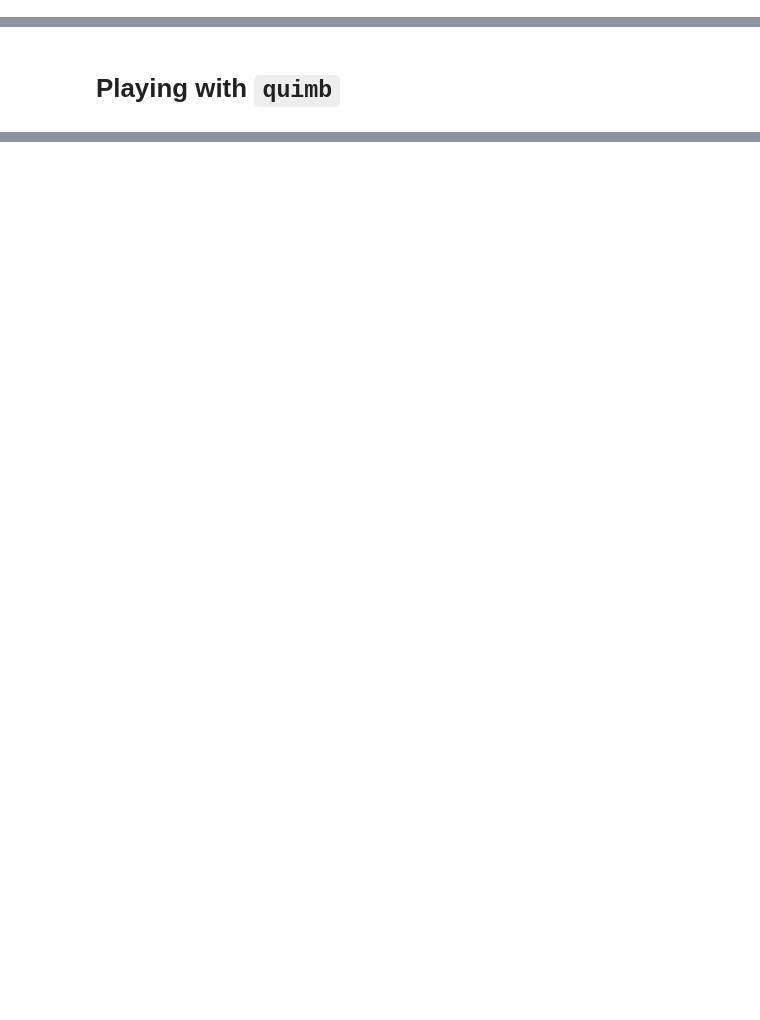
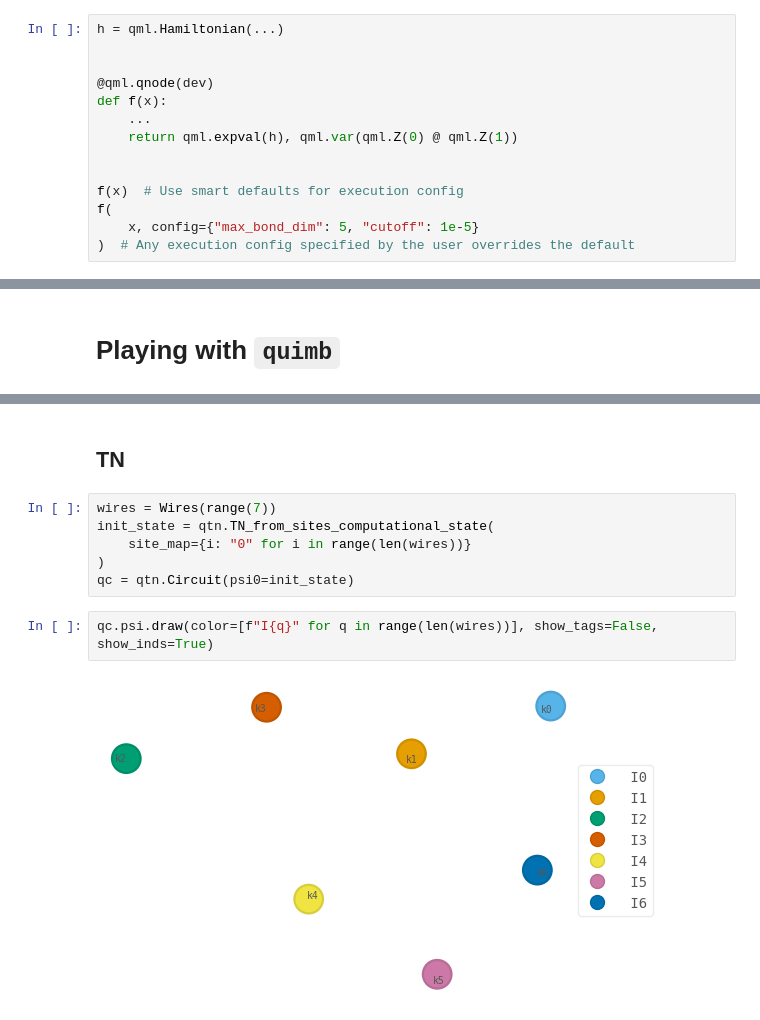
Before and after one commit to PietropaoloFrisoni/pennylane-lightning, a Jupyter notebook: notebooks/FrisusExperiments.ipynb, the cells around one changed output, grey strips where cells are left out. Saved outputs shown, nothing was run; the diff lists cells and outputs as text; blank space fills up the shorter version.

```diff
--- a/notebooks/FrisusExperiments.ipynb
+++ b/notebooks/FrisusExperiments.ipynb
@@ -104,3 +147,17 @@ qml.wires.Wires(range(2))
+# %%
+h = qml.Hamiltonian(...)
+
+
+@qml.qnode(dev)
+def f(x):
+    ...
+    return qml.expval(h), qml.var(qml.Z(0) @ qml.Z(1))
+
+
+f(x)  # Use smart defaults for execution config
+f(
+    x, config={"max_bond_dim": 5, "cutoff": 1e-5}
+)  # Any execution config specified by the user overrides the default
 # %%
 obj = LightningTensor(
     wires=wires,
@@ -183 +239,13 @@ qc.__dict__
+# %% [markdown]
+## TN
+# %%
+wires = Wires(range(7))
+init_state = qtn.TN_from_sites_computational_state(
+    site_map={i: "0" for i in range(len(wires))}
+)
+qc = qtn.Circuit(psi0=init_state)
+# %%
+qc.psi.draw(color=[f"I{q}" for q in range(len(wires))], show_tags=False, show_inds=True)
+# %% [output]
+[figure, added]
 # %%
```
Also changed, not shown: parts of 76 cells of this notebook, 2 other files.
